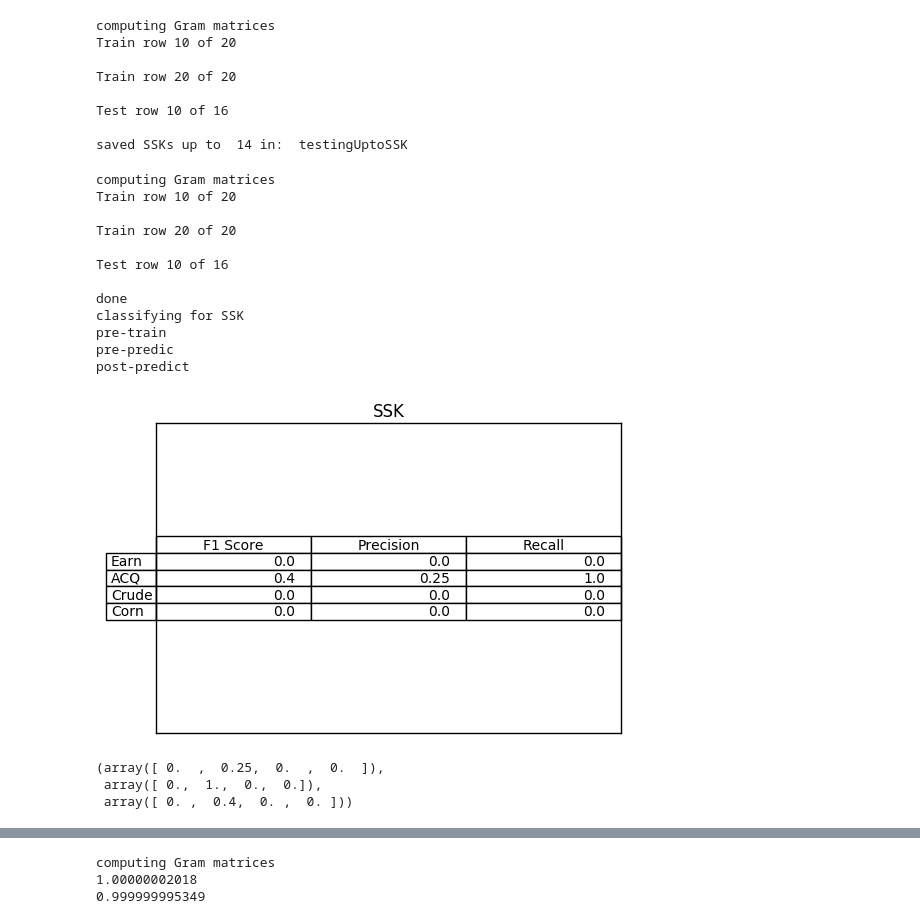
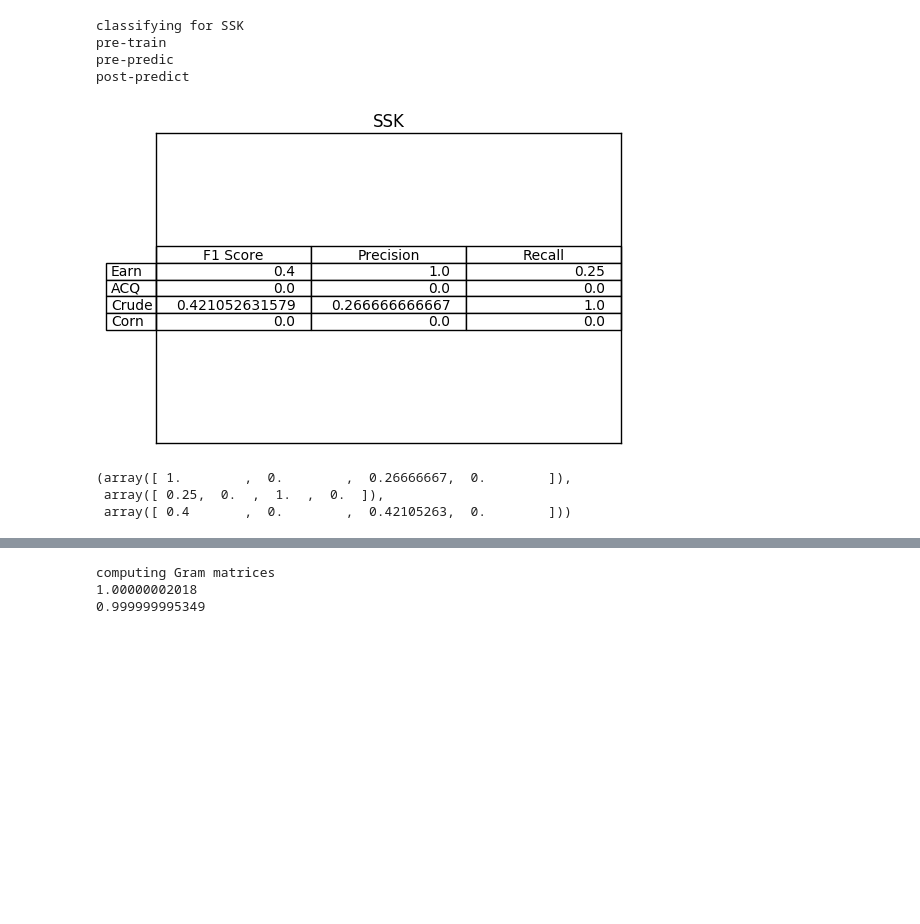
Before and after one commit to fabianschilling/string-kernels, a Jupyter notebook: notebooks/StartExperiment.ipynb, the cells around one changed output, grey strips where cells are left out. Saved outputs shown, nothing was run; the diff lists cells and outputs as text; code cells hidden in the pictures; blank space fills up the shorter version.

```diff
--- a/notebooks/StartExperiment.ipynb
+++ b/notebooks/StartExperiment.ipynb
@@ -14,30 +100,11 @@ testExp.run_fast_WK_test()
 # %%
-testExp.get_save_SSKMat_upto(14,0.5,"testingUptoSSK")
+testExp.run_SSK_test(3,0.5,"testingUptoSSK4")
 # %% [output]
-computing Gram matrices
-Train row 10 of 20
-
-Train row 20 of 20
-
-Test row 10 of 16
-
-saved SSKs up to  14 in:  testingUptoSSK
+classifying for SSK
+pre-train
+pre-predic
+post-predict
+[figure, added]
+(array([ 1.        ,  0.        ,  0.26666667,  0.        ]),
+ array([ 0.25,  0.  ,  1.  ,  0.  ]),
+ array([ 0.4       ,  0.        ,  0.42105263,  0.        ]))
-# %%
-testExp.run_SSK_test(14,0.5)
-# %% [output]
-computing Gram matrices
-Train row 10 of 20
-
-Train row 20 of 20
-
-Test row 10 of 16
-
-done
-classifying for SSK
-pre-train
-pre-predic
-post-predict
-[figure, removed]
-(array([ 0.  ,  0.25,  0.  ,  0.  ]),
- array([ 0.,  1.,  0.,  0.]),
- array([ 0. ,  0.4,  0. ,  0. ]))
```
Also changed, not shown: parts of 9 cells of this notebook, 1 other file.
